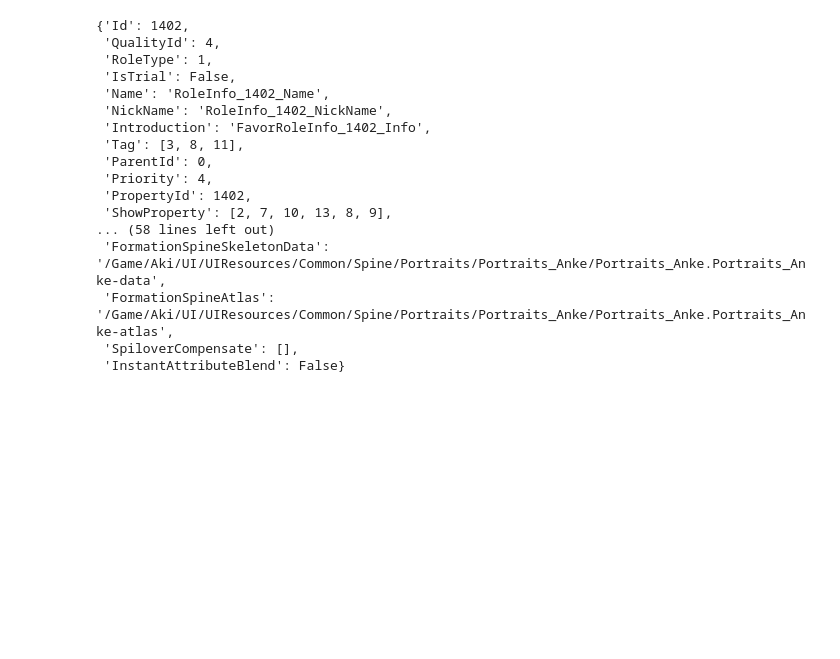
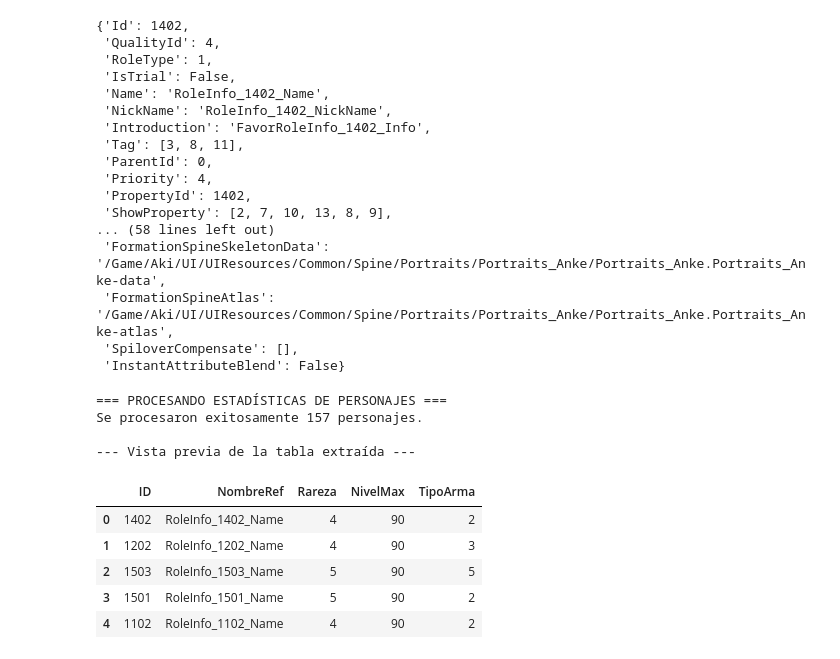
Before and after one commit to NREmiliano/wuthering-waves, a Jupyter notebook: notebooks/01_exploracion_datos.ipynb, the cells around one changed output. Cells and saved outputs as stored; diff of their text form; code cells hidden in the pictures; blank space fills up the shorter version.

Commit message:
Actualización: integración de datos y scripts de Wuthering Waves

```diff
--- a/notebooks/01_exploracion_datos.ipynb
+++ b/notebooks/01_exploracion_datos.ipynb
@@ -115,3 +115,58 @@ Primer personaje registrado:
  'FormationSpineAtlas': '/Game/Aki/UI/UIResources/Common/Spine/Portraits/Portraits_Anke/Portraits_Anke.Portraits_Anke-atlas',
  'SpiloverCompensate': [],
  'InstantAttributeBlend': False}
+# %%
+import json
+import os
+import pandas as pd
+
+
+def extraer_estadisticas_personajes():
+    # Agregamos '../' al inicio para que suba de la carpeta notebooks/ a la raíz WUWA/
+    ruta_roleinfo = "../WutheringWaves_Data/BinData/role/roleinfo.json"
+
+    print("=== PROCESANDO ESTADÍSTICAS DE PERSONAJES ===")
+
+    if os.path.exists(ruta_roleinfo):
+        with open(ruta_roleinfo, "r", encoding="utf-8") as f:
+            datos = json.load(f)
+
+        lista_personajes = []
+
+        for personaje in datos:
+            char_id = personaje.get("Id")
+            nombre_ref = personaje.get("Name")
+            rareza = personaje.get("QualityId")
+            nivel_max = personaje.get("MaxLevel")
+            tipo_arma = personaje.get("WeaponType")
+
+            lista_personajes.append({
+                "ID": char_id,
+                "NombreRef": nombre_ref,
+                "Rareza": rareza,
+                "NivelMax": nivel_max,
+                "TipoArma": tipo_arma,
+            })
+
+        df_personajes = pd.DataFrame(lista_personajes)
+
+        print(f"Se procesaron exitosamente {len(df_personajes)} personajes.")
+        print("\n--- Vista previa de la tabla extraída ---")
+        display(df_personajes.head())  # Usamos display() para que se vea genial tipo tabla HTML en Jupyter
+
+    else:
+        print("No se encontró el archivo roleinfo.json en la ruta especificada.")
+
+
+extraer_estadisticas_personajes()
+# %% [output]
+=== PROCESANDO ESTADÍSTICAS DE PERSONAJES ===
+Se procesaron exitosamente 157 personajes.
+
+--- Vista previa de la tabla extraída ---
+|  | ID | NombreRef | Rareza | NivelMax | TipoArma |
+| 0 | 1402 | RoleInfo_1402_Name | 4 | 90 | 2 |
+| 1 | 1202 | RoleInfo_1202_Name | 4 | 90 | 3 |
+| 2 | 1503 | RoleInfo_1503_Name | 5 | 90 | 5 |
+| 3 | 1501 | RoleInfo_1501_Name | 5 | 90 | 2 |
+| 4 | 1102 | RoleInfo_1102_Name | 4 | 90 | 2 |
```
Also changed, not shown: parts of 11 cells of this notebook, 18 other files.
